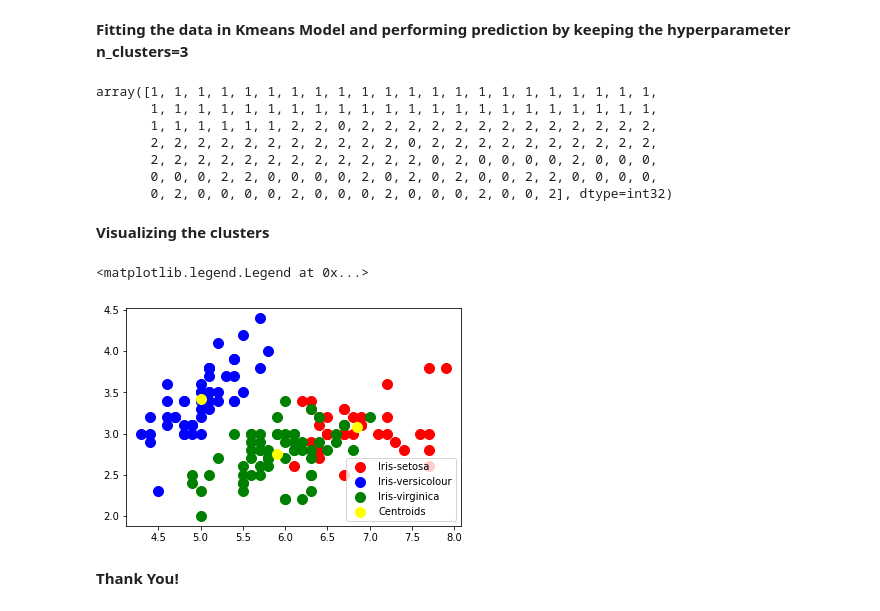
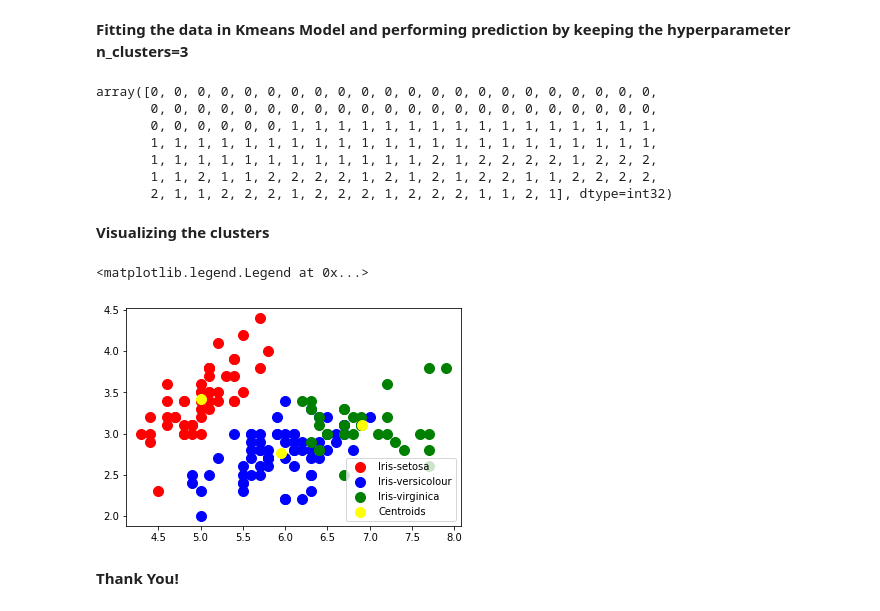
Before and after one commit to Ketkic09/TheSparksFoundation, a Jupyter notebook: UnsupervisedLearning.ipynb, the cells around one changed output. Cells and saved outputs as stored; diff of their text form; code cells hidden in the pictures.

```diff
--- a/UnsupervisedLearning.ipynb
+++ b/UnsupervisedLearning.ipynb
@@ -49,7 +49,7 @@ memory usage: 7.2+ KB
 # %% [markdown]
 **Splitting Data into features and target**
 # %%
-X=df.iloc[:,0:5]
+X=df.iloc[:,1:5]
 Y=df.Species
 X.head()
 # %% [output]
@@ -161,31 +161,32 @@ kmeans = KMeans(n_clusters = 3,random_state = 0)
 predict = kmeans.fit_predict(X)
 predict
 # %% [output]
-array([1, 1, 1, 1, 1, 1, 1, 1, 1, 1, 1, 1, 1, 1, 1, 1, 1, 1, 1, 1, 1, 1,
+array([0, 0, 0, 0, 0, 0, 0, 0, 0, 0, 0, 0, 0, 0, 0, 0, 0, 0, 0, 0, 0, 0,
+       0, 0, 0, 0, 0, 0, 0, 0, 0, 0, 0, 0, 0, 0, 0, 0, 0, 0, 0, 0, 0, 0,
+       0, 0, 0, 0, 0, 0, 1, 1, 1, 1, 1, 1, 1, 1, 1, 1, 1, 1, 1, 1, 1, 1,
        1, 1, 1, 1, 1, 1, 1, 1, 1, 1, 1, 1, 1, 1, 1, 1, 1, 1, 1, 1, 1, 1,
-       1, 1, 1, 1, 1, 1, 2, 2, 0, 2, 2, 2, 2, 2, 2, 2, 2, 2, 2, 2, 2, 2,
-       2, 2, 2, 2, 2, 2, 2, 2, 2, 2, 2, 0, 2, 2, 2, 2, 2, 2, 2, 2, 2, 2,
-       2, 2, 2, 2, 2, 2, 2, 2, 2, 2, 2, 2, 0, 2, 0, 0, 0, 0, 2, 0, 0, 0,
-       0, 0, 0, 2, 2, 0, 0, 0, 0, 2, 0, 2, 0, 2, 0, 0, 2, 2, 0, 0, 0, 0,
-       0, 2, 0, 0, 0, 0, 2, 0, 0, 0, 2, 0, 0, 0, 2, 0, 0, 2], dtype=int32)
+       1, 1, 1, 1, 1, 1, 1, 1, 1, 1, 1, 1, 2, 1, 2, 2, 2, 2, 1, 2, 2, 2,
+       1, 1, 2, 1, 1, 2, 2, 2, 2, 1, 2, 1, 2, 1, 2, 2, 1, 1, 2, 2, 2, 2,
+       2, 1, 1, 2, 2, 2, 1, 2, 2, 2, 1, 2, 2, 2, 1, 1, 2, 1], dtype=int32)
 # %% [markdown]
 **Visualizing the clusters**
 # %%
+X=X.values
 # Visualising the clusters - On the first two columns
 plt.scatter(X[predict == 0, 0], X[predict == 0, 1],
             s = 100, c = 'red', label = 'Iris-setosa')
 plt.scatter(X[predict == 1, 0],X[predict == 1, 1],
             s = 100, c = 'blue', label = 'Iris-versicolour')
 plt.scatter(X[predict == 2, 0], X[predict == 2, 1],
             s = 100, c = 'green', label = 'Iris-virginica')
 
 # Plotting the centroids of the clusters
 plt.scatter(kmeans.cluster_centers_[:, 0], kmeans.cluster_centers_[:,1],
             s = 100, c = 'yellow', label = 'Centroids')
 
 plt.legend()
 # %% [output]
 <matplotlib.legend.Legend at 0x...>
-[figure, old version]
+[figure, new version]
 # %% [markdown]
 **Thank You!**
```
Also changed, not shown: parts of 3 cells of this notebook.
